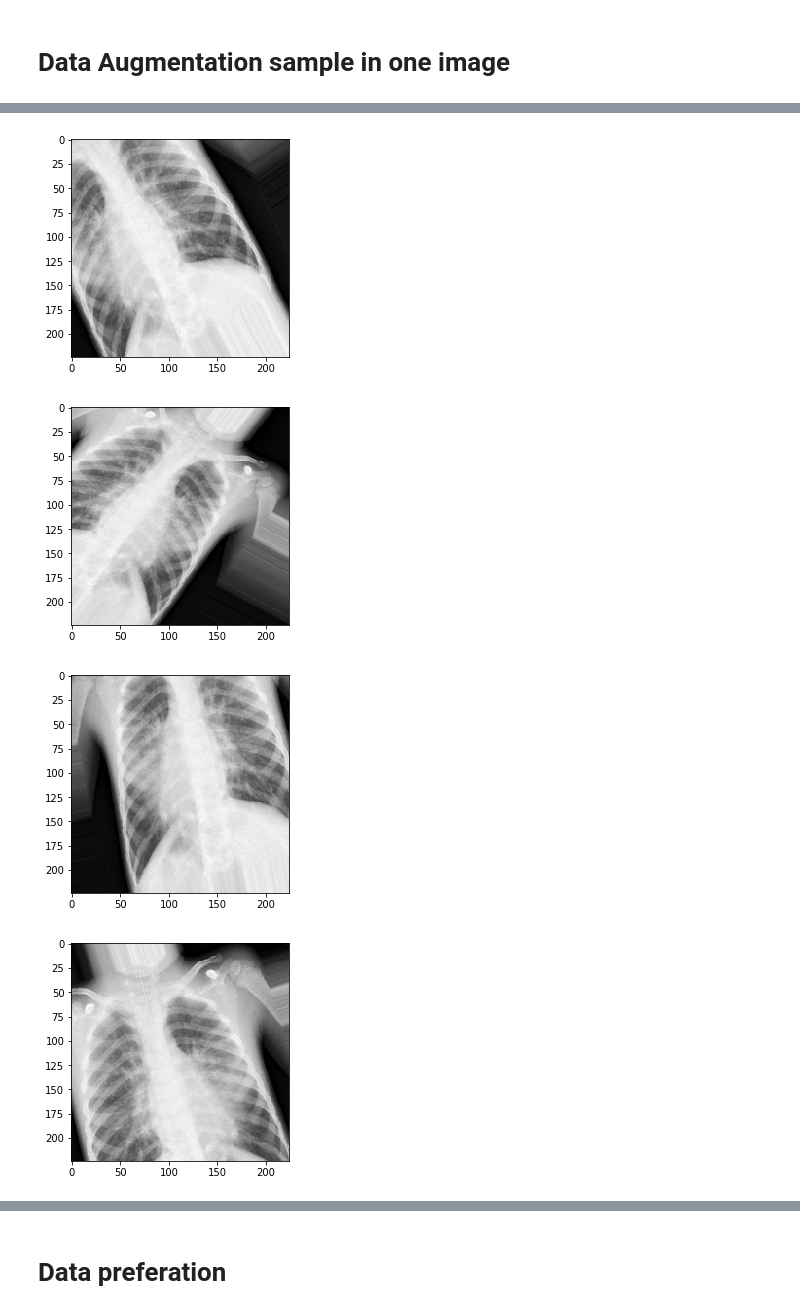
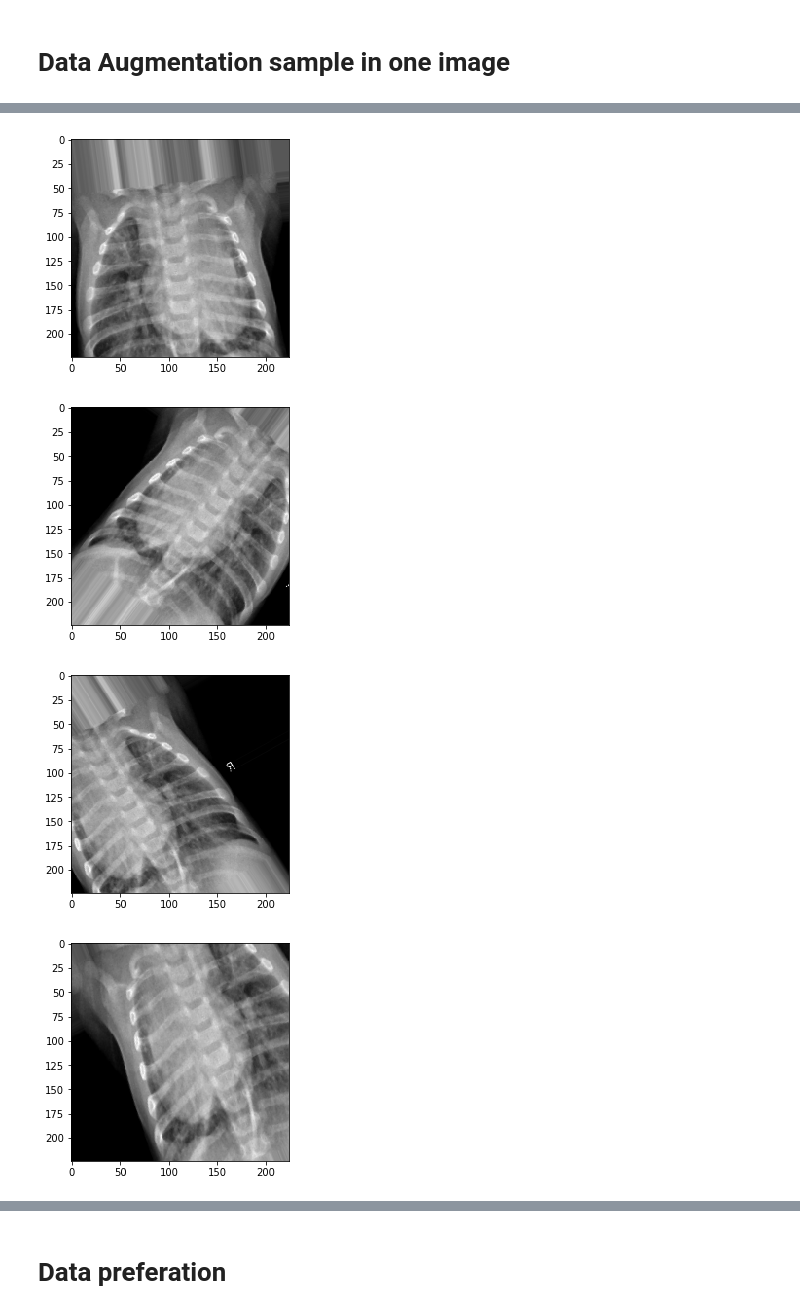
Before and after one commit to myschl/ML-DL, a Jupyter notebook: PneumoNet_Best.ipynb, the cells around one changed output, grey strips where cells are left out. Cells and saved outputs as stored; diff of their text form; code cells hidden in the pictures.

```diff
--- a/PneumoNet_Best.ipynb
+++ b/PneumoNet_Best.ipynb
@@ -95,7 +97,7 @@ zoom_range=0.2,
 horizontal_flip=True,)
 
 
-img_path = '/content/person34_virus_76.jpeg'
+img_path = '/content/chest_xray/test/PNEUMONIA/person100_bacteria_475.jpeg'
 img = image.load_img(img_path, target_size=(224, 224))
 
 x = image.img_to_array(img)
@@ -113,4 +115,4 @@ plt.show()
-[figure, old version]
+[figure, new version]
-[figure, old version]
+[figure, new version]
-[figure, old version]
+[figure, new version]
-[figure, old version]
+[figure, new version]
```
Also changed, not shown: parts of 23 cells of this notebook.
